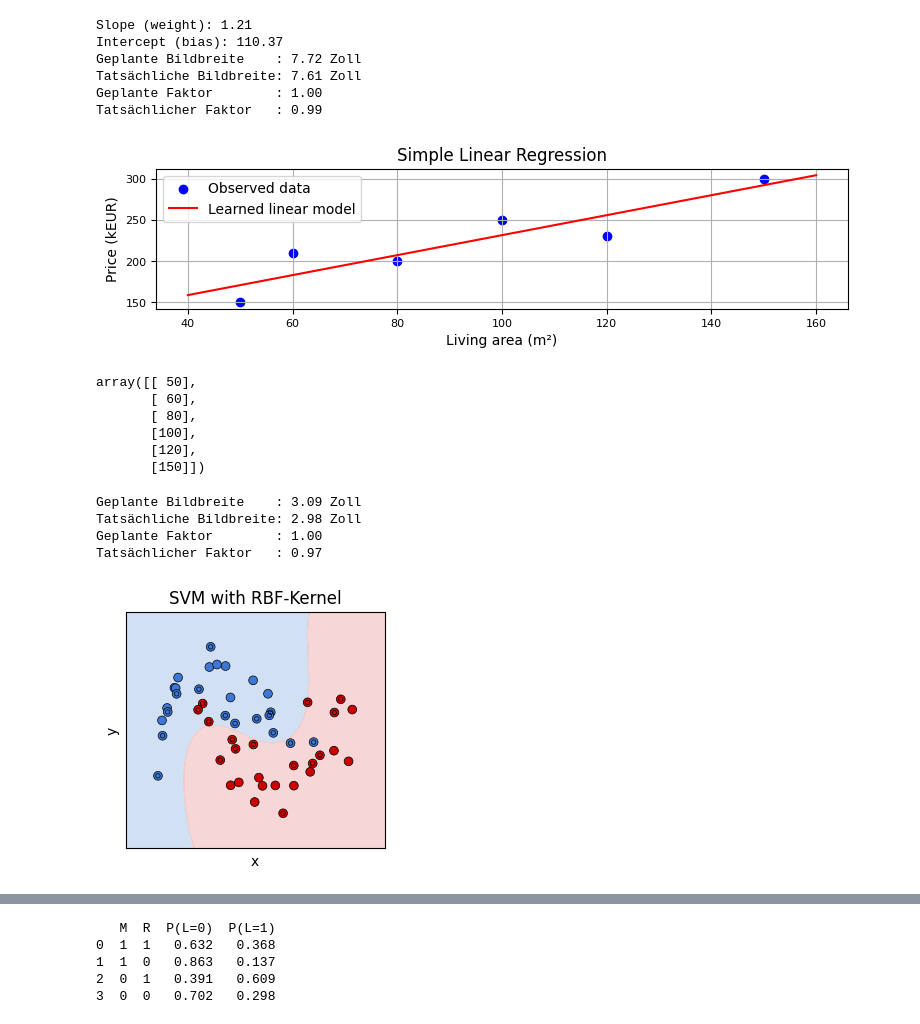
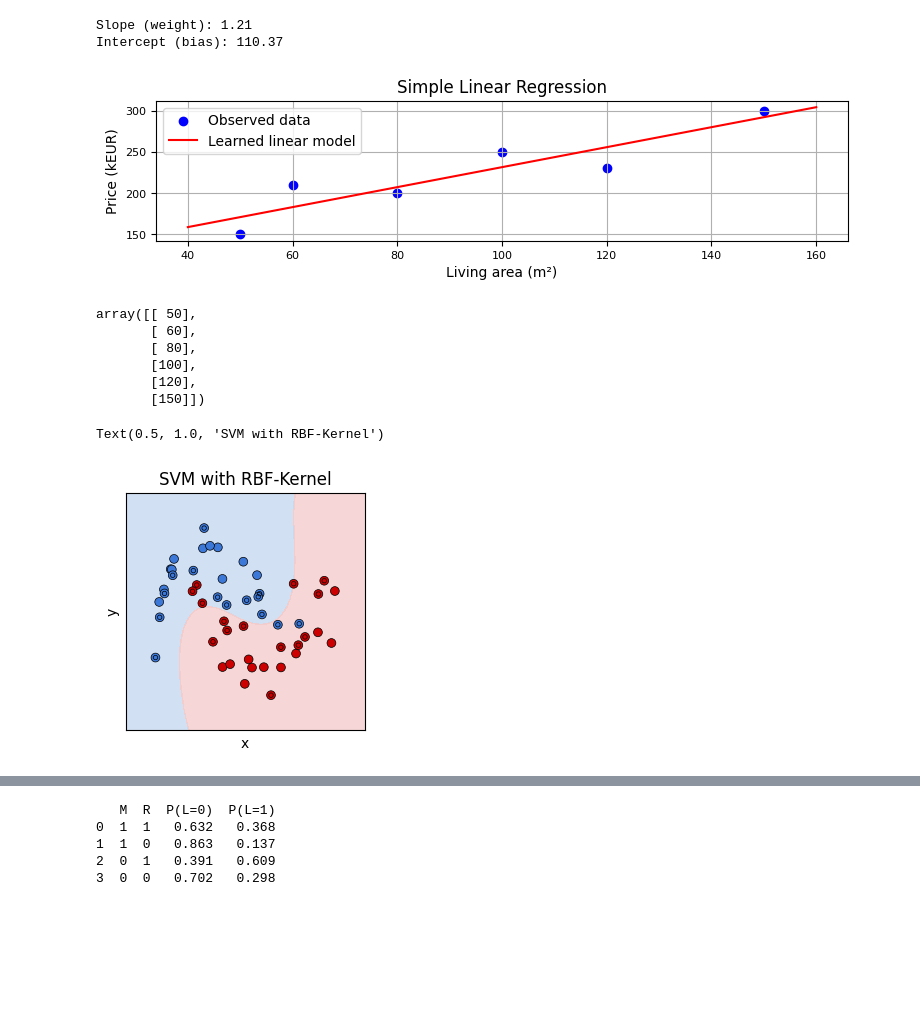
Before and after one commit to ktnspr/py4ac, a Jupyter notebook: 05_python_machine_learning.ipynb, the cells around one changed output, grey strips where cells are left out. Saved outputs shown, nothing was run; the diff lists cells and outputs as text; code cells hidden in the pictures; blank space fills up the shorter version.

```diff
--- a/05_python_machine_learning.ipynb
+++ b/05_python_machine_learning.ipynb
@@ -42,22 +42,9 @@ plt.tight_layout()
 # Output model parameters
 print(f"Slope (weight): {model.coef_[0]:.2f}")
 print(f"Intercept (bias): {model.intercept_:.2f}")
-
-# Layout and save the figure
-fig = plt.gcf()
-fig.tight_layout()
-
-image_path = '/Users/alx/Library/CloudStorage/OneDrive-DualeHochschuleBaden-WürttembergStuttgart/wwi_vorlesungen/data_visualization/tex/images/simple-regression.png'
-
-import mytools
-mytools.save_image(fig, image_path, full_width, plan_factor)
 # %% [output]
 Slope (weight): 1.21
 Intercept (bias): 110.37
-Geplante Bildbreite    : 7.72 Zoll
-Tatsächliche Bildbreite: 7.61 Zoll
-Geplante Faktor        : 1.00
-Tatsächlicher Faktor   : 0.99
 [figure]
 # %%
 np.array([50, 60, 80, 100, 120, 150]).reshape(-1,1)
@@ -99,47 +86,35 @@ model.fit(df[['x1', 'x2']], df['label'])
 light_colors = ListedColormap(['#c6d9f1', '#f4cccc'])  # light blue / light red
 point_colors = ListedColormap(['#3c78d8', '#cc0000'])  # darker blue / red
 
 # Create meshgrid for decision surface
 x_min, x_max = df['x1'].min() - 0.5, df['x1'].max() + 0.5
 y_min, y_max = df['x2'].min() - 0.5, df['x2'].max() + 0.5
 xx, yy = np.meshgrid(np.linspace(x_min, x_max, 500),
                      np.linspace(y_min, y_max, 500))
 grid_points = pd.DataFrame(np.c_[xx.ravel(), yy.ravel()], columns=['x1', 'x2'])
 Z = model.predict(grid_points).reshape(xx.shape)
 
 # Plot
 plt.figure(figsize=(pw, pw))
 plt.contourf(xx, yy, Z, cmap=light_colors, alpha=0.8)
 
 # Plot data points
 plt.scatter(df['x1'], df['x2'], c=df['label'], cmap=point_colors,
             edgecolors='k', s=40, linewidth=0.5)
 
 # Plot support vectors
 plt.scatter(model.support_vectors_[:, 0], model.support_vectors_[:, 1],
             s=10, facecolors='none', edgecolors='k', linewidths=0.5)
 
 # Axes and labels
 plt.xlabel(r'x', fontsize=fs)
 plt.ylabel(r'y', fontsize=fs)
 plt.xticks([])
 plt.yticks([])
 plt.title("SVM with RBF-Kernel", fontsize=fs + 2)
-
-# Layout and save
-fig = plt.gcf()
-fig.tight_layout()
-
-image_path = '/Users/alx/Library/CloudStorage/OneDrive-DualeHochschuleBaden-WürttembergStuttgart/wwi_vorlesungen/data_visualization/tex/images/simple-svm.png'
-
-import mytools
-mytools.save_image(fig, image_path, full_width, plan_factor)
 # %% [output]
-Geplante Bildbreite    : 3.09 Zoll
-Tatsächliche Bildbreite: 2.98 Zoll
-Geplante Faktor        : 1.00
-Tatsächlicher Faktor   : 0.97
+Text(0.5, 1.0, 'SVM with RBF-Kernel')
-[figure, old version]
+[figure, new version]
 # %%
 test_point = pd.DataFrame([[0.25, 0.75]], columns=['x1', 'x2'])
 probs = model.predict_proba(test_point)
```
Also changed, not shown: parts of 5 cells of this notebook.
